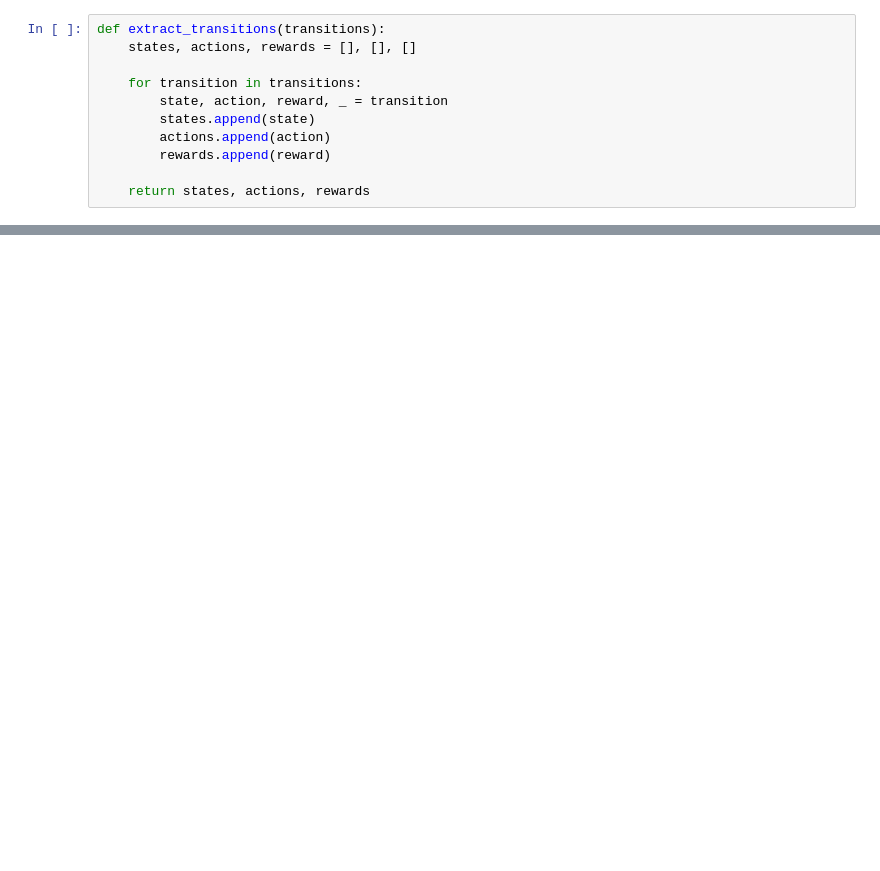
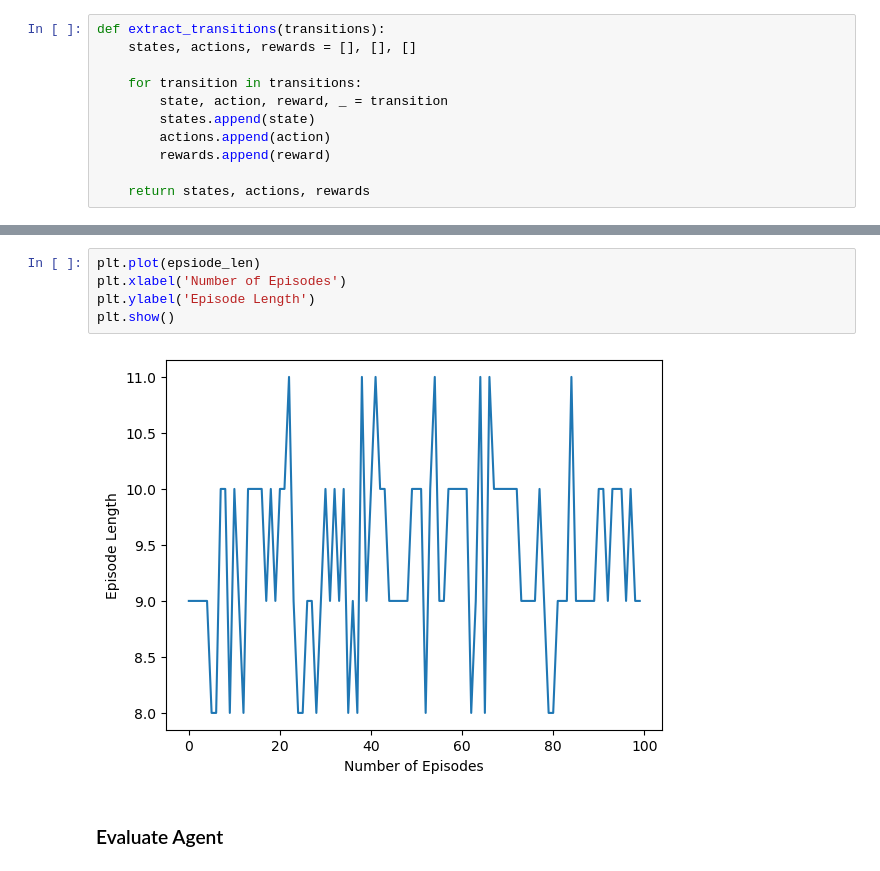
Before and after one commit to xrsrke/reinforcement-learning, a Jupyter notebook: 04_policy_gradient_methods/01.ipynb, the cells around one changed output, grey strips where cells are left out. Cells and saved outputs as stored; diff of their text form; blank space fills up the shorter version.

```diff
--- a/04_policy_gradient_methods/01.ipynb
+++ b/04_policy_gradient_methods/01.ipynb
@@ -177,0 +132,9 @@ TypeError: 'Tensor' object is not callable
+# %%
+plt.plot(epsiode_len)
+plt.xlabel('Number of Episodes')
+plt.ylabel('Episode Length')
+plt.show()
+# %% [output]
+[figure, added]
+# %% [markdown]
+### Evaluate Agent
```
Also changed, not shown: parts of 22 cells of this notebook, 3 other files.
